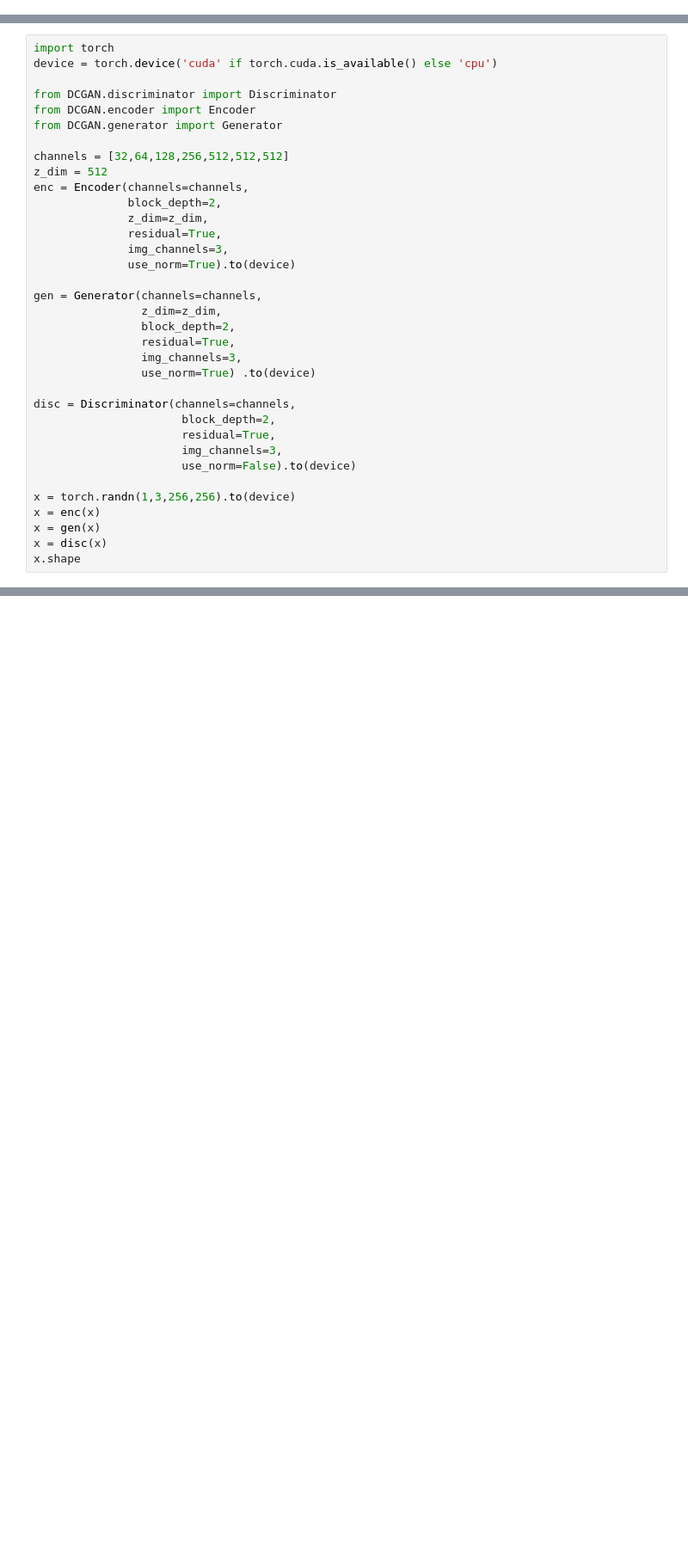
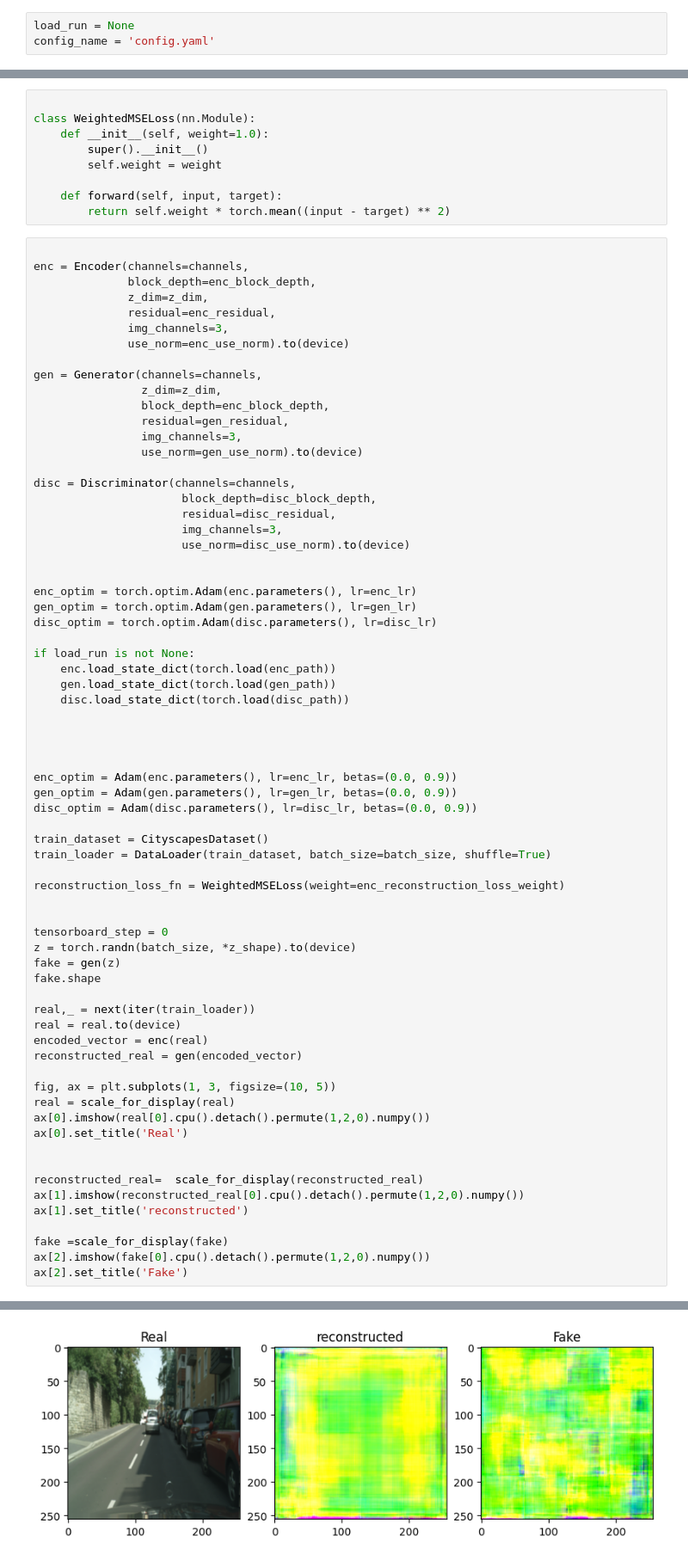
Before and after one commit to Ilias-Paralikas/Unsupervised-Learning, a Jupyter notebook: test.ipynb, the cells around one changed output, grey strips where cells are left out. Shown at 86% size. Saved outputs shown, nothing was run; the diff lists cells and outputs as text; blank space fills up the shorter version.

Commit message:
fitrst step completed

```diff
--- a/test.ipynb
+++ b/test.ipynb
@@ -0,0 +32,3 @@
+# %%
+load_run = None
+config_name = 'config.yaml'
@@ -1,36 +92,78 @@
+# %%
+
+class WeightedMSELoss(nn.Module):
+    def __init__(self, weight=1.0):
+        super().__init__()
+        self.weight = weight
+
+    def forward(self, input, target):
+        return self.weight * torch.mean((input - target) ** 2)
 # %%
-import torch
-device = torch.device('cuda' if torch.cuda.is_available() else 'cpu')
 
-from DCGAN.discriminator import Discriminator
-from DCGAN.encoder import Encoder
-from DCGAN.generator import Generator
-
-channels = [32,64,128,256,512,512,512]
-z_dim = 512
 enc = Encoder(channels=channels,
-              block_depth=2,
+              block_depth=enc_block_depth,
               z_dim=z_dim,
-              residual=True,
+              residual=enc_residual,
               img_channels=3,
-              use_norm=True).to(device)
+              use_norm=enc_use_norm).to(device)
 
 gen = Generator(channels=channels,
                 z_dim=z_dim,
-                block_depth=2,
-                residual=True,
+                block_depth=enc_block_depth,
+                residual=gen_residual,
                 img_channels=3,
-                use_norm=True) .to(device)
+                use_norm=gen_use_norm).to(device)
 
 disc = Discriminator(channels=channels,
-                      block_depth=2,
-                      residual=True,
+                      block_depth=disc_block_depth,
+                      residual=disc_residual,
                       img_channels=3,
-                      use_norm=False).to(device)
+                      use_norm=disc_use_norm).to(device)
 
-x = torch.randn(1,3,256,256).to(device)
-x = enc(x)
-x = gen(x)
-x = disc(x)
-x.shape
+
+enc_optim = torch.optim.Adam(enc.parameters(), lr=enc_lr)
+gen_optim = torch.optim.Adam(gen.parameters(), lr=gen_lr)
+disc_optim = torch.optim.Adam(disc.parameters(), lr=disc_lr)
+
+if load_run is not None:
+    enc.load_state_dict(torch.load(enc_path))
+    gen.load_state_dict(torch.load(gen_path))
+    disc.load_state_dict(torch.load(disc_path))
+
+
+
+
+enc_optim = Adam(enc.parameters(), lr=enc_lr, betas=(0.0, 0.9))
+gen_optim = Adam(gen.parameters(), lr=gen_lr, betas=(0.0, 0.9))
+disc_optim = Adam(disc.parameters(), lr=disc_lr, betas=(0.0, 0.9))
+
+train_dataset = CityscapesDataset()
+train_loader = DataLoader(train_dataset, batch_size=batch_size, shuffle=True)
+
+reconstruction_loss_fn = WeightedMSELoss(weight=enc_reconstruction_loss_weight)
+
+
+tensorboard_step = 0
+z = torch.randn(batch_size, *z_shape).to(device)
+fake = gen(z)
+fake.shape
+
+real,_ = next(iter(train_loader))
+real = real.to(device)
+encoded_vector = enc(real)
+reconstructed_real = gen(encoded_vector)
+
+fig, ax = plt.subplots(1, 3, figsize=(10, 5))
+real = scale_for_display(real)
+ax[0].imshow(real[0].cpu().detach().permute(1,2,0).numpy())
+ax[0].set_title('Real')
+
+
+reconstructed_real=  scale_for_display(reconstructed_real)
+ax[1].imshow(reconstructed_real[0].cpu().detach().permute(1,2,0).numpy())
+ax[1].set_title('reconstructed')
+
+fake =scale_for_display(fake)
+ax[2].imshow(fake[0].cpu().detach().permute(1,2,0).numpy())
+ax[2].set_title('Fake')
 # %% [output]
@@ -37,0 +171 @@ torch.Size([1, 1])
+[figure, added]
```
Also changed, not shown: parts of 7 cells of this notebook, 3 other files.
